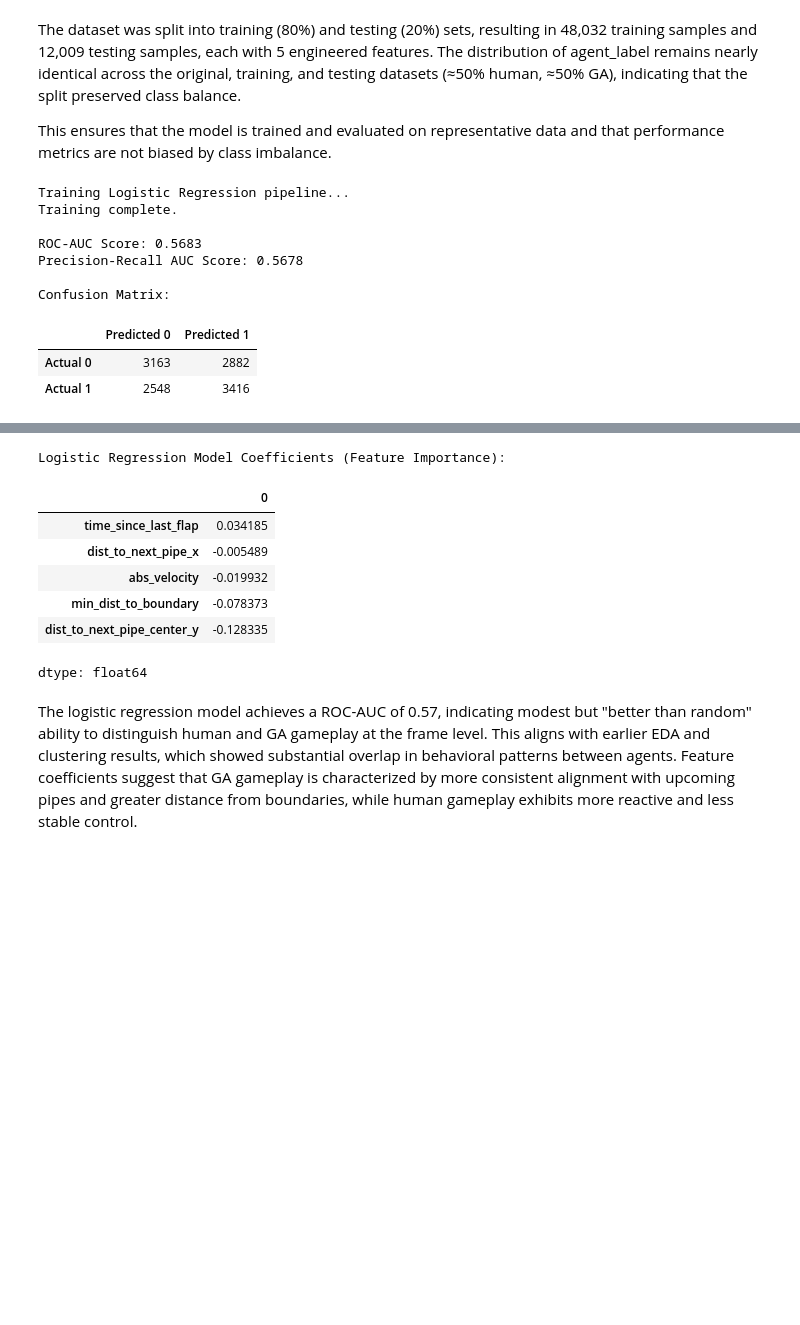
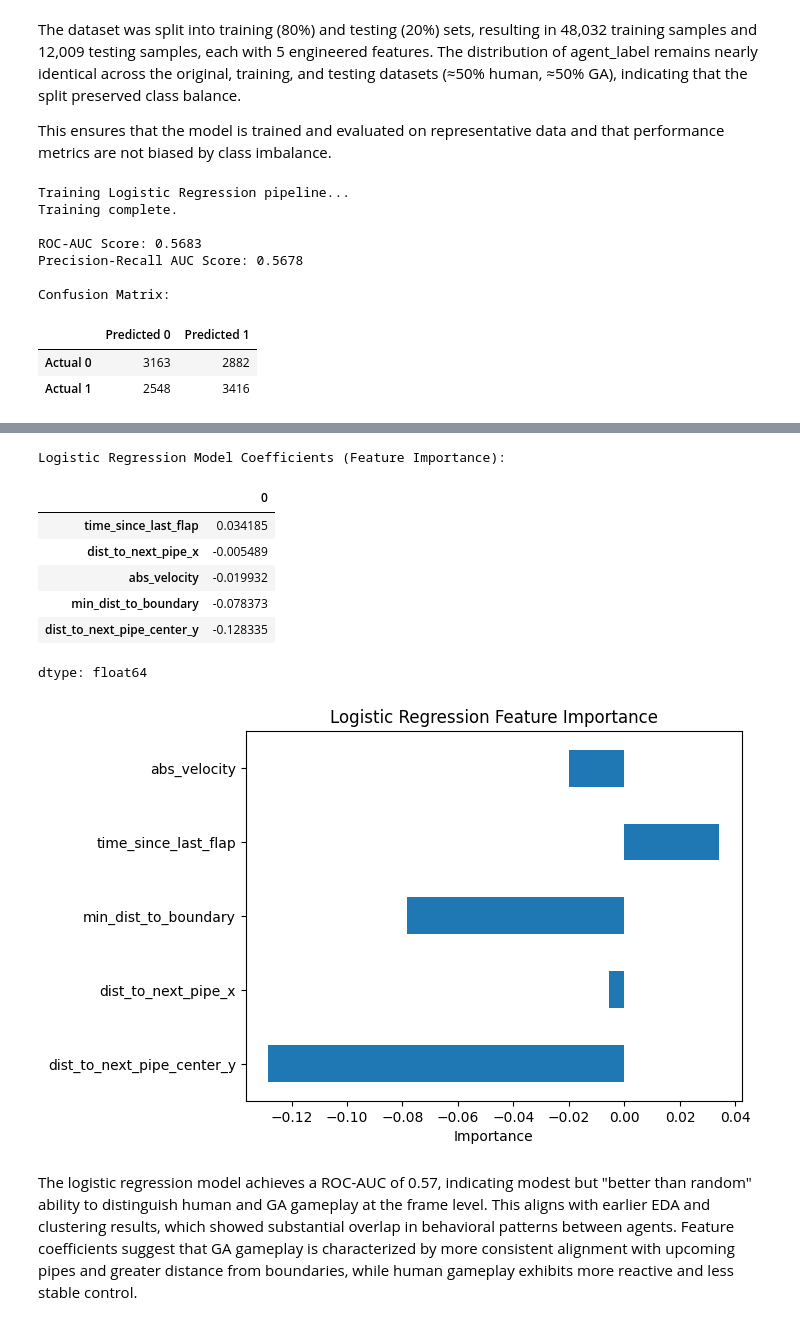
Before and after one commit to Rei0101/JS-FlappyBird, a Jupyter notebook: notebooks/HumanVsAIFlappyBirdGameplayAnalysis.ipynb, the cells around one changed output, grey strips where cells are left out. Cells and saved outputs as stored; diff of their text form; code cells hidden in the pictures; blank space fills up the shorter version.

```diff
--- a/notebooks/HumanVsAIFlappyBirdGameplayAnalysis.ipynb
+++ b/notebooks/HumanVsAIFlappyBirdGameplayAnalysis.ipynb
@@ -76,10 +76,10 @@ class Bird:
   @property
   def hitbox(self):
     return {
-      'x': self.x,
-      'y': self.y,
-      'width': self.width,
-      'height': self.height,
+        'x': self.x,
+        'y': self.y,
+        'width': self.width,
+        'height': self.height,
     }
 
   def update(self, dt):
@@ -97,7 +97,8 @@ class Bird:
     self.y += self.velocity * dt
 
   def flapWings(self):
-    self.velocity = -300
+    #self.velocity = -300 # original
+    self.velocity = -275 # za llm
 # %% [markdown]
 #### Pipes class
 # %%
@@ -1894,33 +1899,40 @@ plt.ylabel('Precision')
 plt.title('Precision-Recall Curve for Logistic Regression')
 plt.legend(loc='lower left')
 plt.grid(True)
 plt.show()
 
 logistic_model = log_reg_pipeline.named_steps['logisticregression']
 
 coefficients = pd.Series(logistic_model.coef_[0], index=X_train.columns)
 print("\nLogistic Regression Model Coefficients (Feature Importance):")
 display(coefficients.sort_values(ascending=False))
+
+coefficients.plot(kind="barh")
+plt.title("Logistic Regression Feature Importance")
+plt.xlabel("Importance")
+plt.gca().invert_yaxis()
+plt.show()
 # %% [output]
 Training Logistic Regression pipeline...
 Training complete.
 
 ROC-AUC Score: 0.5683
 Precision-Recall AUC Score: 0.5678
 
 Confusion Matrix:
 |  | Predicted 0 | Predicted 1 |
 | Actual 0 | 3163 | 2882 |
 | Actual 1 | 2548 | 3416 |
 [figure]
 Logistic Regression Model Coefficients (Feature Importance):
 |  | 0 |
 | time_since_last_flap | 0.034185 |
 | dist_to_next_pipe_x | -0.005489 |
 | abs_velocity | -0.019932 |
 | min_dist_to_boundary | -0.078373 |
 | dist_to_next_pipe_center_y | -0.128335 |
 dtype: float64
+[figure, added]
 # %% [markdown]
 The logistic regression model achieves a ROC-AUC of 0.57, indicating modest but "better than random" ability to distinguish human and GA gameplay at the frame level. This aligns with earlier EDA and clustering results, which showed substantial overlap in behavioral patterns between agents. Feature coefficients suggest that GA gameplay is characterized by more consistent alignment with upcoming pipes and greater distance from boundaries, while human gameplay exhibits more reactive and less stable control.
 # %% [markdown]
```
Also changed, not shown: parts of 46 cells of this notebook.
